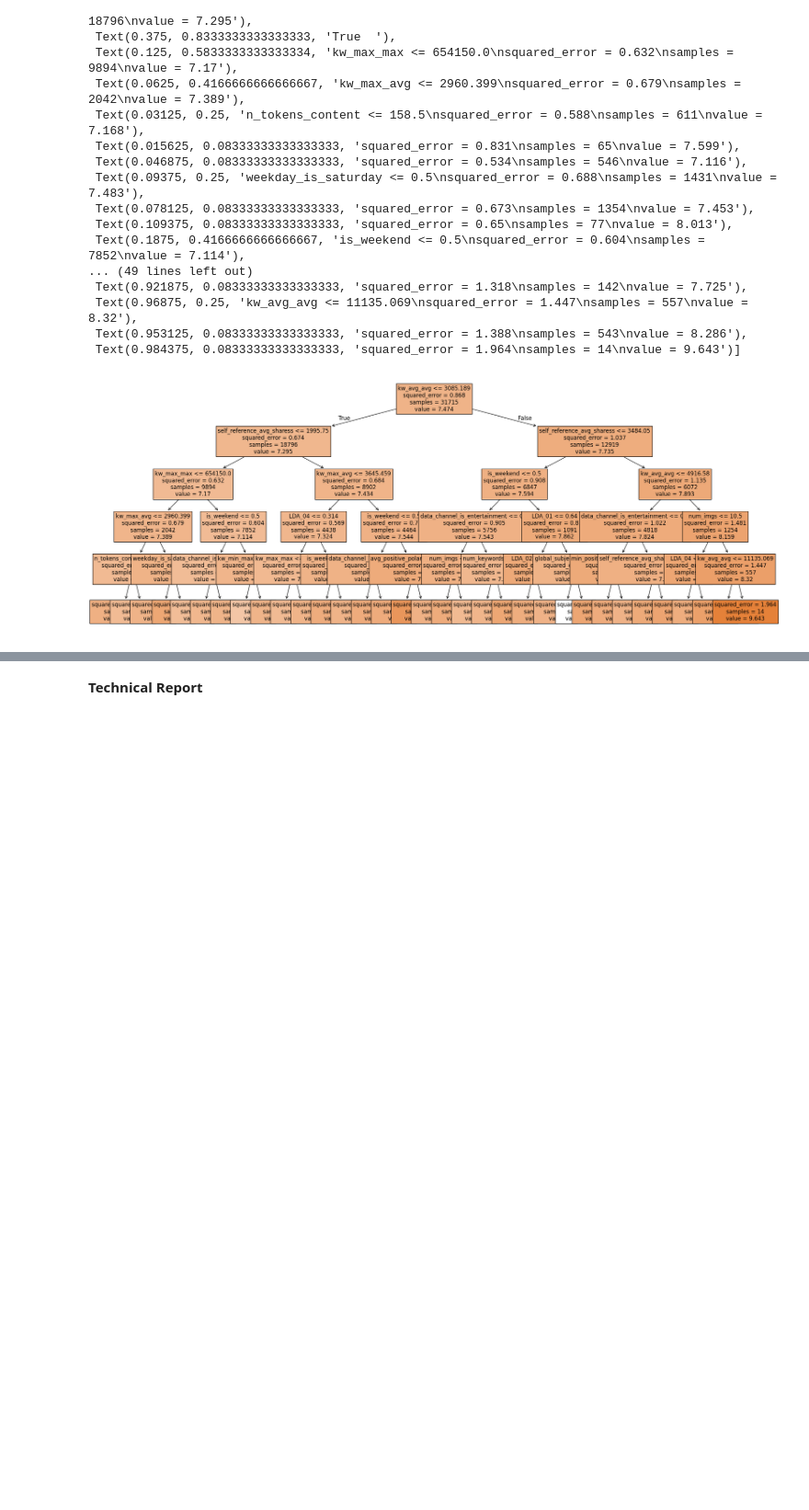
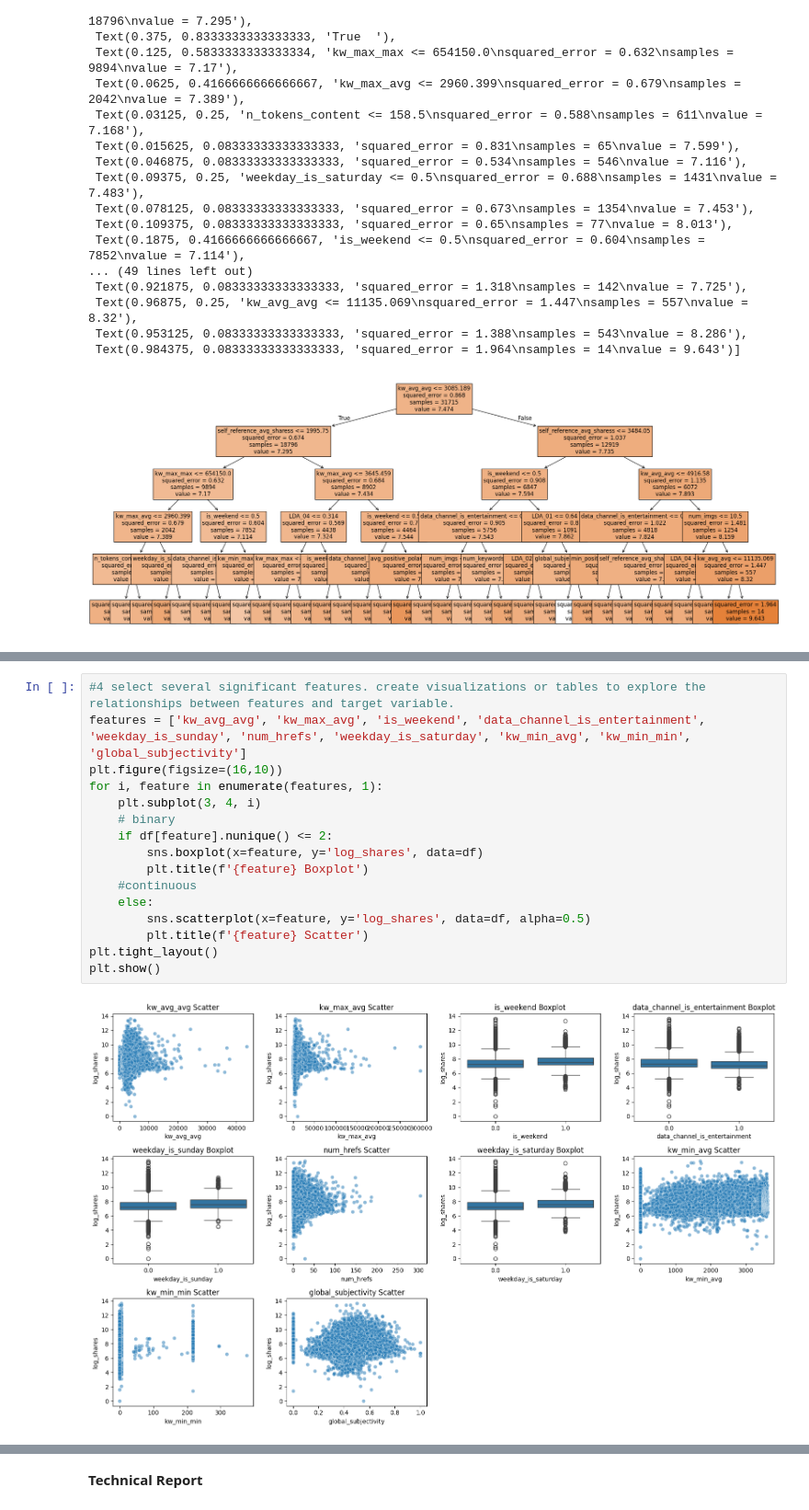
Before and after one commit to stat220/final-lab-super-awesome-stats-group-group-19, a Jupyter notebook: finalLab.ipynb, the cells around one changed output, grey strips where cells are left out. Shown at 92% size. Cells and saved outputs as stored; diff of their text form; blank space fills up the shorter version.

```diff
--- a/finalLab.ipynb
+++ b/finalLab.ipynb
@@ -173,0 +221,18 @@ pd.Series(mod_tree.feature_importances_, index=X.columns).sort_values().plot(kin
+# %%
+#4 select several significant features. create visualizations or tables to explore the relationships between features and target variable.
+features = ['kw_avg_avg', 'kw_max_avg', 'is_weekend', 'data_channel_is_entertainment', 'weekday_is_sunday', 'num_hrefs', 'weekday_is_saturday', 'kw_min_avg', 'kw_min_min', 'global_subjectivity']
+plt.figure(figsize=(16,10))
+for i, feature in enumerate(features, 1):
+    plt.subplot(3, 4, i)
+    # binary
+    if df[feature].nunique() <= 2:
+        sns.boxplot(x=feature, y='log_shares', data=df)
+        plt.title(f'{feature} Boxplot')
+    #continuous
+    else:
+        sns.scatterplot(x=feature, y='log_shares', data=df, alpha=0.5)
+        plt.title(f'{feature} Scatter')
+plt.tight_layout()
+plt.show()
+# %% [output]
+[figure, added]
```
Also changed, not shown: parts of 10 cells of this notebook.
